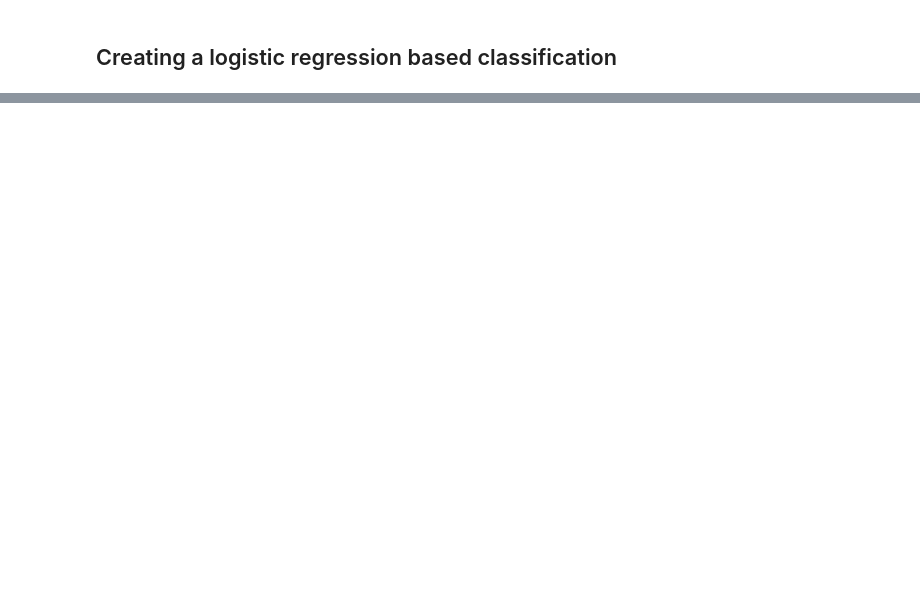
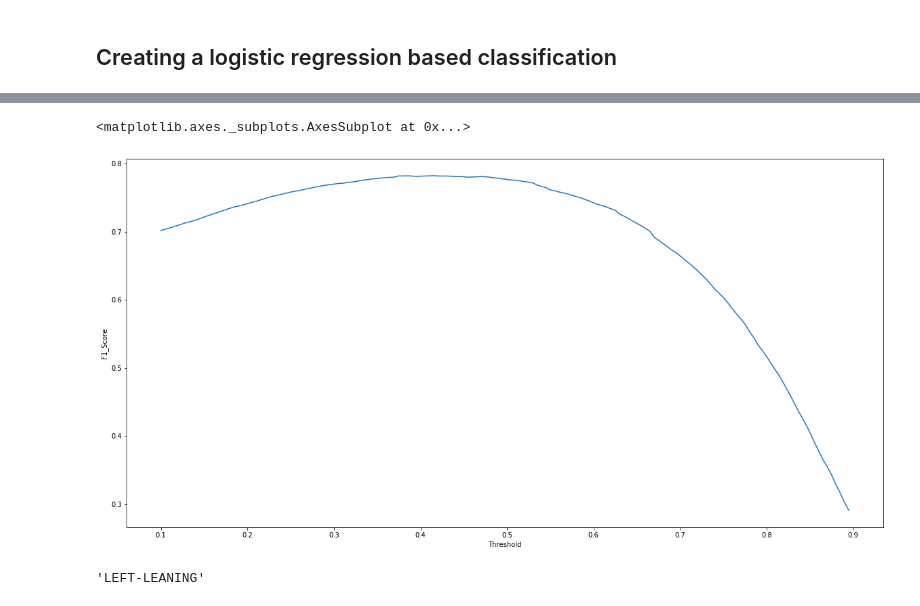
Before and after one commit to alexilyin1/reddit_scraper, a Jupyter notebook: reddit_analysis.ipynb, the cells around one changed output, grey strips where cells are left out. Saved outputs shown, nothing was run; the diff lists cells and outputs as text; code cells hidden in the pictures; blank space fills up the shorter version.

Commit message:
add log regression

```diff
--- a/reddit_analysis.ipynb
+++ b/reddit_analysis.ipynb
@@ -1050,0 +1039,46 @@ topic
+# %%
+right_comments_clean = [rem_stopwords(i) for i in right_comments_clean if rem_stopwords(i) != None]
+left_comments_clean = [rem_stopwords(i) for i in left_comments_clean if rem_stopwords(i) != None]
+right_affiliation = ['right-leaning'] * len(right_comments_clean)
+left_affiliation = ['left-leaning'] * len(left_comments_clean)
+
+all_list = right_comments_clean + left_comments_clean
+
+right_userID = list(range(len(right_comments_clean)+1))
+left_userID = list(range(len(left_comments_clean)+1))
+
+right_df = pd.DataFrame(list(zip(right_comments_clean, right_affiliation, right_userID)),
+                        columns = ['comment_text', 'affiliation', 'userID'])
+left_df = pd.DataFrame(list(zip(left_comments_clean, left_affiliation, left_userID)),
+                       columns = ['comment_text', 'affiliation', 'userID'])
+all_df = pd.concat([right_df, left_df], ignore_index=True)
+# %%
+y = pd.get_dummies(all_df['affiliation'])
+tfidf_vectorizer = TfidfVectorizer(max_df=0.75, max_features=10000)
+
+X_train, X_val, y_train, y_val = train_test_split(all_list, y, test_size=0.25)
+X_train_tfidf = tfidf_vectorizer.fit_transform(X_train)
+X_val_tfidf = tfidf_vectorizer.transform(X_val)
+# %%
+lr = LogisticRegression(class_weight='auto')
+ovr = OneVsRestClassifier(lr)
+
+ovr.fit(X_train_tfidf, y_train)
+
+y_pred = ovr.predict(X_val_tfidf)
+# %%
+f1_list = []
+threshold_list = []
+for threshold in np.arange(.1, .9, .005):
+    y_pred_p = ovr.predict_proba(X_val_tfidf)
+    y_pred_new = (y_pred_p >= threshold).astype(int)
+    f1_list.append(f1_score(y_val, y_pred_new, average = "micro"))
+    threshold_list.append(threshold)
+# %%
+threshold_f1 = pd.DataFrame(list(zip(threshold_list, f1_list)),
+                            columns = ['Threshold', 'F1_Score'])
+
+sns.lineplot(x = 'Threshold', y = 'F1_Score', data = threshold_f1)
+# %% [output]
+<matplotlib.axes._subplots.AxesSubplot at 0x...>
+[figure, added]
@@ -1050,0 +1102,4 @@ topic
+# %%
+predictor('trump is the best president of all time, i hope he is president forever')
+# %% [output]
+'LEFT-LEANING'
```
Also changed, not shown: parts of 4 cells of this notebook.
